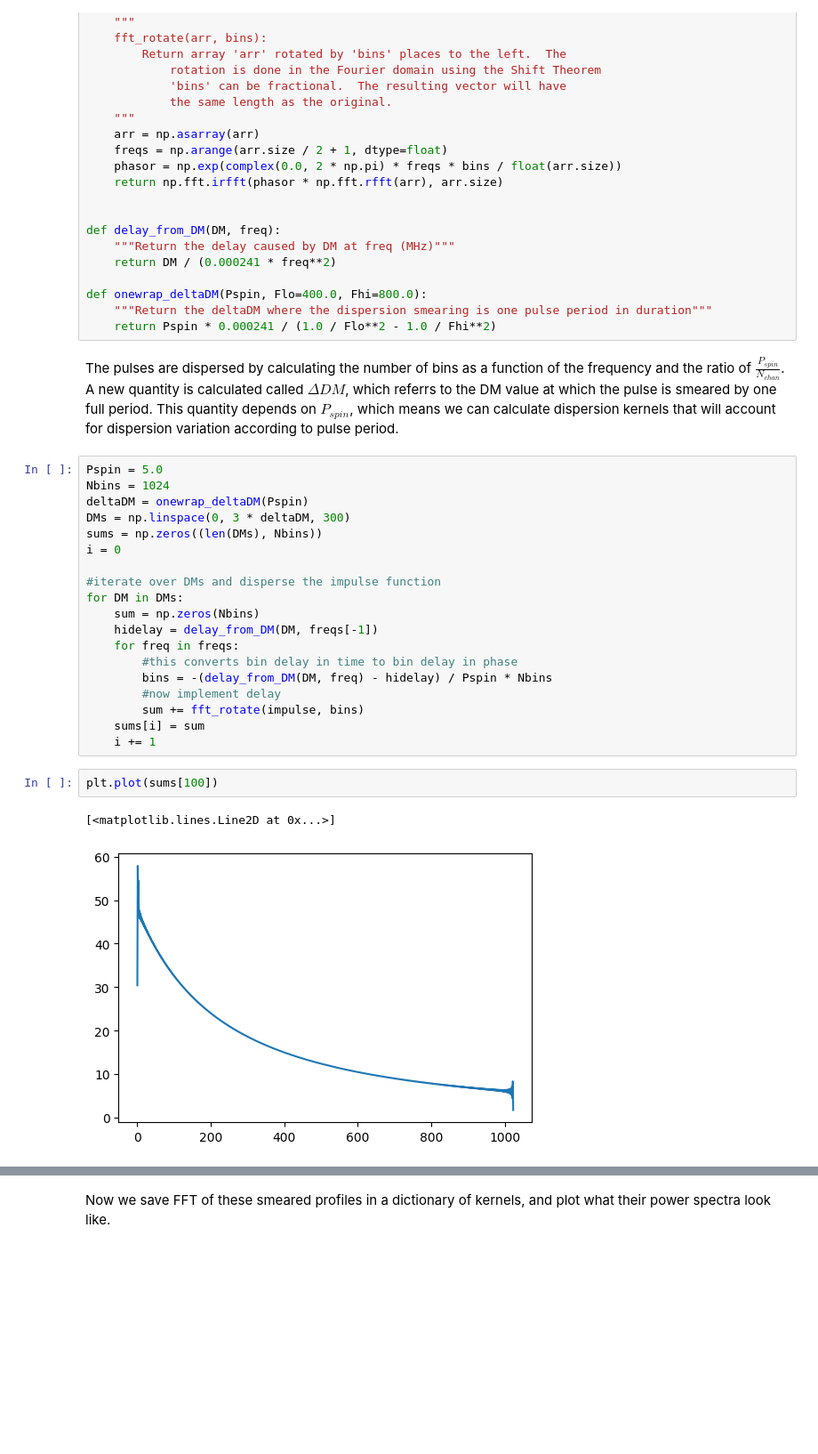
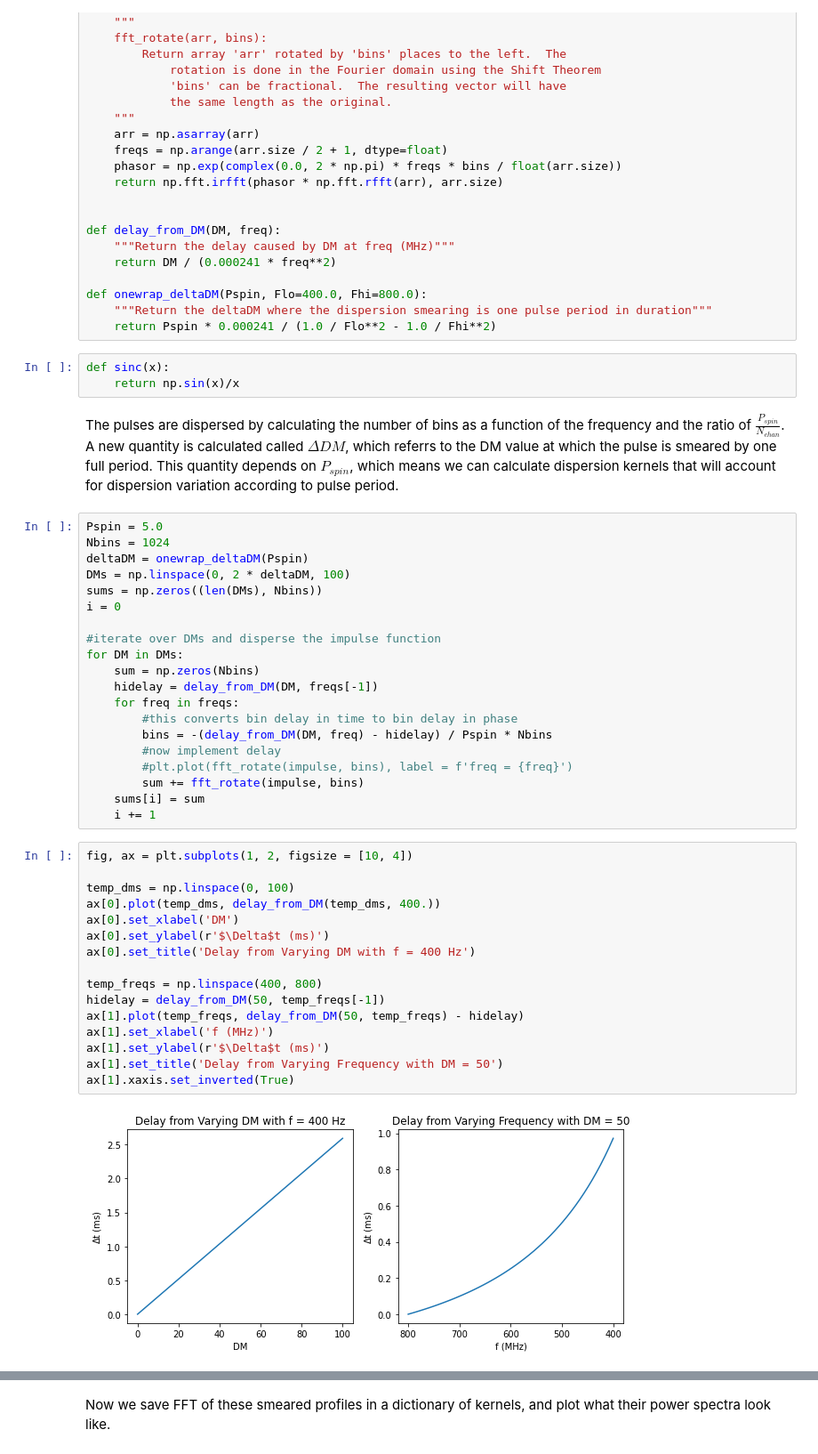
Before and after one commit to reyniersquillace/RadioTime, a Jupyter notebook: Kernel_Dedispersion/Kernel Dedispersion.ipynb, the cells around one changed output, grey strips where cells are left out. Shown at 89% size. Cells and saved outputs as stored; diff of their text form; blank space fills up the shorter version.

```diff
--- a/Kernel_Dedispersion/Kernel Dedispersion.ipynb
+++ b/Kernel_Dedispersion/Kernel Dedispersion.ipynb
@@ -44,13 +44,16 @@ def delay_from_DM(DM, freq):
 def onewrap_deltaDM(Pspin, Flo=400.0, Fhi=800.0):
     """Return the deltaDM where the dispersion smearing is one pulse period in duration"""
     return Pspin * 0.000241 / (1.0 / Flo**2 - 1.0 / Fhi**2)
+# %%
+def sinc(x):
+    return np.sin(x)/x
 # %% [markdown]
 The pulses are dispersed by calculating the number of bins as a function of the frequency and the ratio of $\frac{P_{spin}}{N_{chan}}$. A new quantity is calculated called $\Delta DM$, which referrs to the DM value at which the pulse is smeared by one full period. This quantity depends on $P_{spin}$, which means we can calculate dispersion kernels that will account for dispersion variation according to pulse period.
 # %%
 Pspin = 5.0
 Nbins = 1024
 deltaDM = onewrap_deltaDM(Pspin)
-DMs = np.linspace(0, 3 * deltaDM, 300)
+DMs = np.linspace(0, 2 * deltaDM, 100)
 sums = np.zeros((len(DMs), Nbins))
 i = 0
 
@@ -62,11 +65,25 @@ for DM in DMs:
         #this converts bin delay in time to bin delay in phase
         bins = -(delay_from_DM(DM, freq) - hidelay) / Pspin * Nbins
         #now implement delay
+        #plt.plot(fft_rotate(impulse, bins), label = f'freq = {freq}')
         sum += fft_rotate(impulse, bins)
     sums[i] = sum
     i += 1
-# %%
-plt.plot(sums[100])
-# %% [output]
-[<matplotlib.lines.Line2D at 0x...>]
-[figure, removed]
+# %%
+fig, ax = plt.subplots(1, 2, figsize = [10, 4])
+
+temp_dms = np.linspace(0, 100)
+ax[0].plot(temp_dms, delay_from_DM(temp_dms, 400.))
+ax[0].set_xlabel('DM')
+ax[0].set_ylabel(r'$\Delta$t (ms)')
+ax[0].set_title('Delay from Varying DM with f = 400 Hz')
+
+temp_freqs = np.linspace(400, 800)
+hidelay = delay_from_DM(50, temp_freqs[-1])
+ax[1].plot(temp_freqs, delay_from_DM(50, temp_freqs) - hidelay)
+ax[1].set_xlabel('f (MHz)')
+ax[1].set_ylabel(r'$\Delta$t (ms)')
+ax[1].set_title('Delay from Varying Frequency with DM = 50')
+ax[1].xaxis.set_inverted(True)
+# %% [output]
+[figure, added]
```
Also changed, not shown: parts of 6 cells of this notebook, 2 other files.
